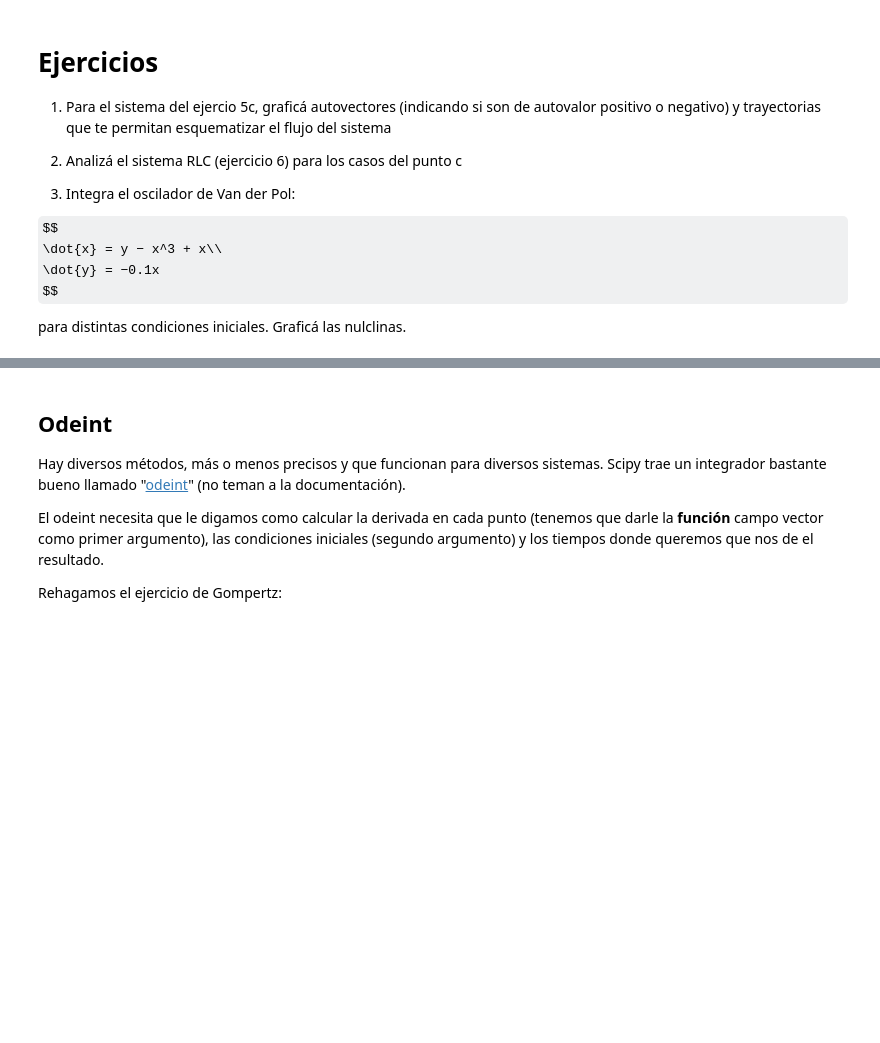
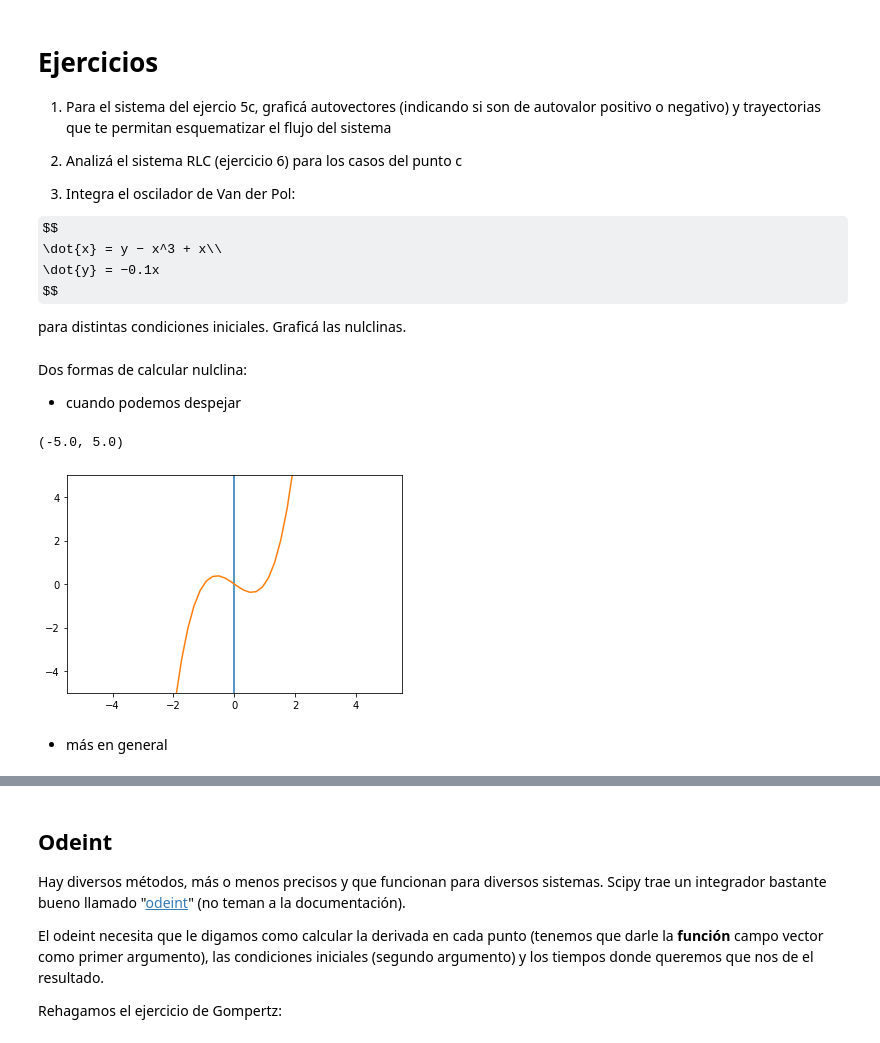
Before and after one commit to jfdoppler/DNL_1c2021, a Jupyter notebook: 04_integracion_2_rk.ipynb, the cells around one changed output, grey strips where cells are left out. Saved outputs shown, nothing was run; the diff lists cells and outputs as text; code cells hidden in the pictures; some formulas as TeX source; blank space fills up the shorter version.

```diff
--- a/04_integracion_2_rk.ipynb
+++ b/04_integracion_2_rk.ipynb
@@ -211,0 +226,17 @@ para distintas condiciones iniciales. Graficá las nulclinas.
+# %% [markdown]
+Dos formas de calcular nulclina:
+- cuando podemos despejar
+# %%
+nuly_y = np.linspace(-5, 5)
+nuly_x = np.zeros_like(nuly_y)
+plt.plot(nuly_x, nuly_y)
+
+nulx_x = np.linspace(-5, 5)
+nulx_y = nulx_x**3-nulx_x
+plt.plot(nulx_x, nulx_y)
+plt.ylim(-5, 5)
+# %% [output]
+(-5.0, 5.0)
+[figure, added]
+# %% [markdown]
+- más en general
```
Also changed, not shown: parts of 7 cells of this notebook.
